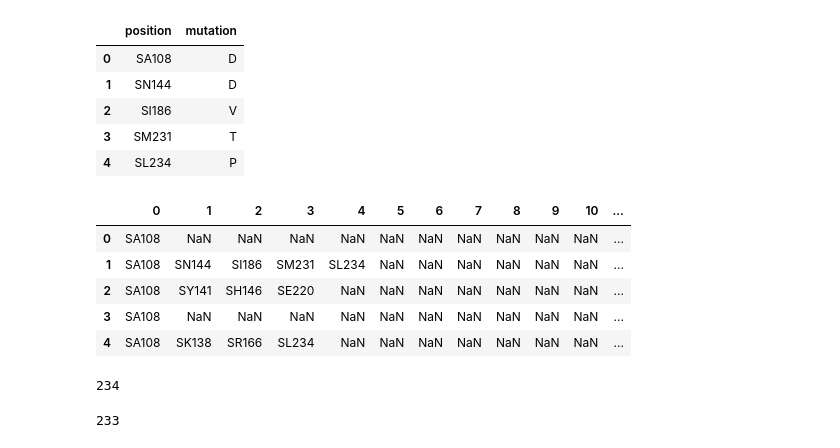
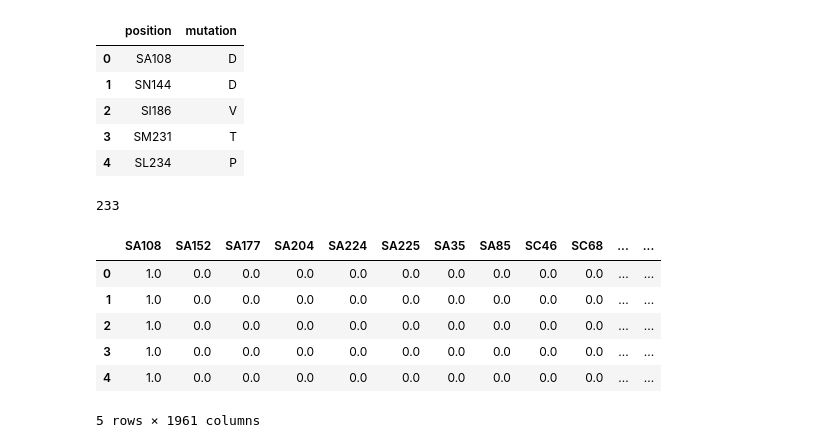
Before and after one commit to katyaputintseva/ubird, a Jupyter notebook: Reshape DF.ipynb, the cells around one changed output. Drawn from its saved outputs; the diff is of its cells as text; code cells hidden in the pictures.

Commit message:
update and data

```diff
--- a/Reshape DF.ipynb
+++ b/Reshape DF.ipynb
@@ -47,26 +52,26 @@ mut_separated
 # %%
 mut_position = []
 for i in xrange(1,len(mutants)):
-    mut_position.append(pd.Series(mutants[i]).str.extract('(?P<position>^[A-Z]{2}\d+)'))
+    mut_position.append(pd.Series(mutants[i]).str.extract('(^[A-Z]{2}\d+)'))
 # %%
-df_mut_position = pd.DataFrame(mut_position,index=np.arange(len(mut_position)))
+df_mut_position = pd.DataFrame(mut_position)
+df_mut_position.head()
 # %%
-uniq_mut_pos=np.unique(df_mut_position.values) #number of columns
+uniq_mut_pos=np.unique(df_mut_position.values.ravel()) #number of columns
+
+uniq_mut_pos = uniq_mut_pos[1:] #droping the NaN entry
+len(uniq_mut_pos)
+# %% [output]
+233
+# %%
+df_dummies = pd.get_dummies(df_mut_position, prefix='',prefix_sep='')
 # %%
-df_mut_position.head()
+df_dummies.head()
 # %% [output]
-|  | 0 | 1 | 2 | 3 | 4 | 5 | 6 | 7 | 8 | 9 | 10 | ... |
-| 0 | SA108 | NaN | NaN | NaN | NaN | NaN | NaN | NaN | NaN | NaN | NaN | ... |
-| 1 | SA108 | SN144 | SI186 | SM231 | SL234 | NaN | NaN | NaN | NaN | NaN | NaN | ... |
-| 2 | SA108 | SY141 | SH146 | SE220 | NaN | NaN | NaN | NaN | NaN | NaN | NaN | ... |
-| 3 | SA108 | NaN | NaN | NaN | NaN | NaN | NaN | NaN | NaN | NaN | NaN | ... |
-| 4 | SA108 | SK138 | SR166 | SL234 | NaN | NaN | NaN | NaN | NaN | NaN | NaN | ... |
+|  | SA108 | SA152 | SA177 | SA204 | SA224 | SA225 | SA35 | SA85 | SC46 | SC68 | ... | ... |
+| 0 | 1.0 | 0.0 | 0.0 | 0.0 | 0.0 | 0.0 | 0.0 | 0.0 | 0.0 | 0.0 | ... | ... |
+| 1 | 1.0 | 0.0 | 0.0 | 0.0 | 0.0 | 0.0 | 0.0 | 0.0 | 0.0 | 0.0 | ... | ... |
+| 2 | 1.0 | 0.0 | 0.0 | 0.0 | 0.0 | 0.0 | 0.0 | 0.0 | 0.0 | 0.0 | ... | ... |
+| 3 | 1.0 | 0.0 | 0.0 | 0.0 | 0.0 | 0.0 | 0.0 | 0.0 | 0.0 | 0.0 | ... | ... |
+| 4 | 1.0 | 0.0 | 0.0 | 0.0 | 0.0 | 0.0 | 0.0 | 0.0 | 0.0 | 0.0 | ... | ... |
+5 rows × 1961 columns
-# %%
-len(uniq_mut_pos)
-# %% [output]
-234
-# %%
-uniq_mut_pos = uniq_mut_pos[1:]
-len(uniq_mut_pos)
-# %% [output]
-233
```
Also changed, not shown: parts of 10 cells of this notebook, 1 other file.
